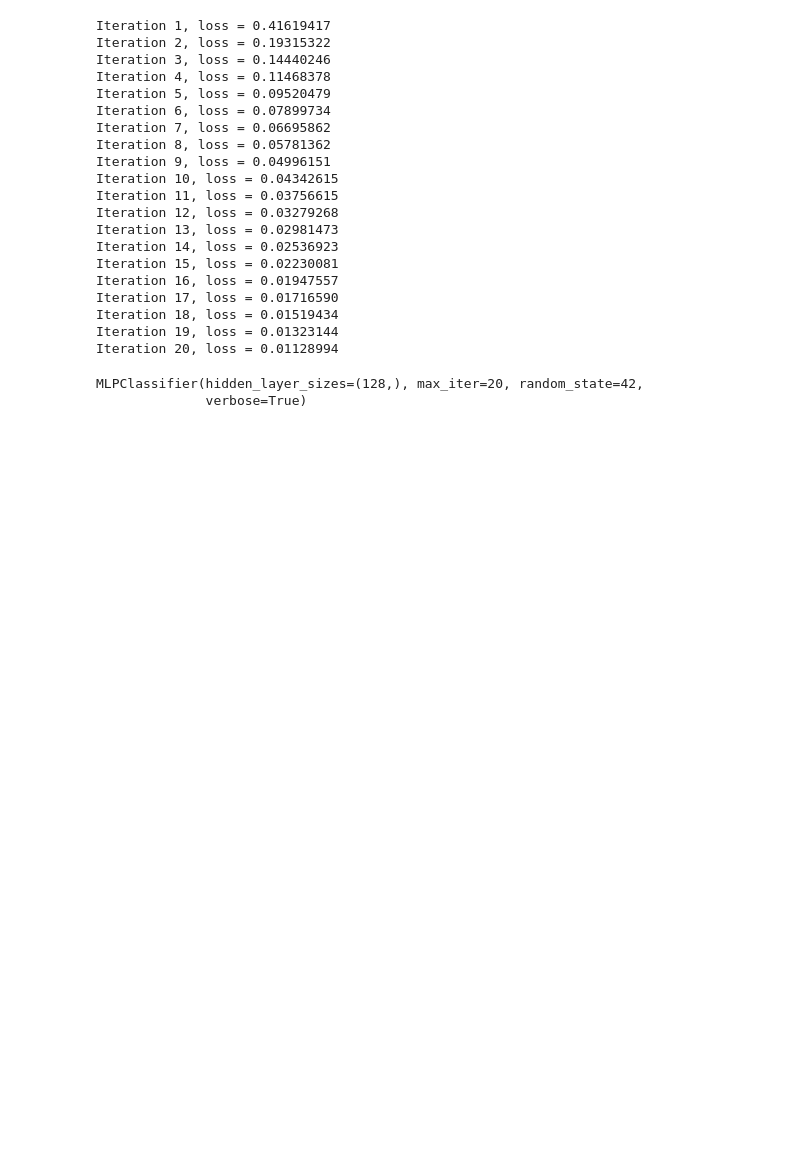
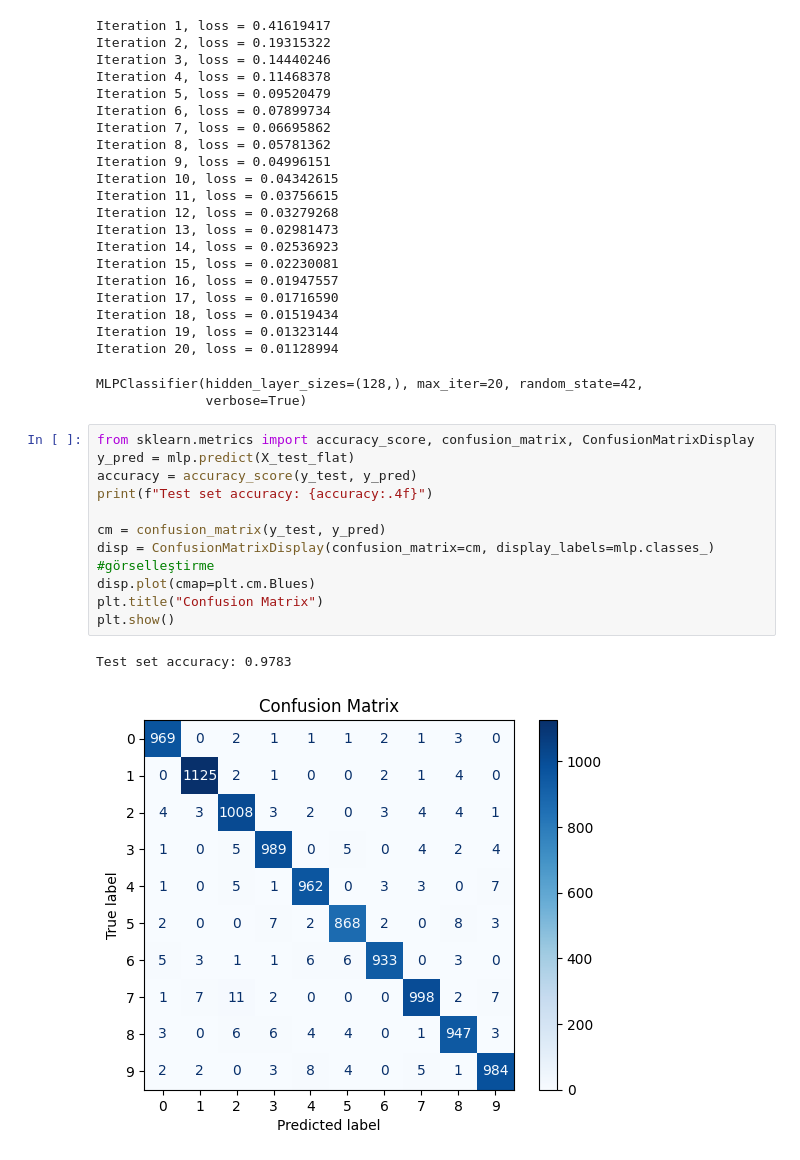
Before and after one commit to beyzahiz/MNIST-digit-recognition, a Jupyter notebook: notebooks/02-mlp-baseline.ipynb, the cells around one changed output. Cells and saved outputs as stored; diff of their text form; blank space fills up the shorter version.

Commit message:
accuracy and confusion matrix

```diff
--- a/notebooks/02-mlp-baseline.ipynb
+++ b/notebooks/02-mlp-baseline.ipynb
@@ -45,3 +45,17 @@ Iteration 19, loss = 0.01323144
 Iteration 20, loss = 0.01128994
 MLPClassifier(hidden_layer_sizes=(128,), max_iter=20, random_state=42,
               verbose=True)
+# %%
+from sklearn.metrics import accuracy_score, confusion_matrix, ConfusionMatrixDisplay
+y_pred = mlp.predict(X_test_flat)
+accuracy = accuracy_score(y_test, y_pred)
+print(f"Test set accuracy: {accuracy:.4f}")
+
+cm = confusion_matrix(y_test, y_pred)
+disp = ConfusionMatrixDisplay(confusion_matrix=cm, display_labels=mlp.classes_) #görselleştirme
+disp.plot(cmap=plt.cm.Blues)
+plt.title("Confusion Matrix")
+plt.show()
+# %% [output]
+Test set accuracy: 0.9783
+[figure, added]
```
